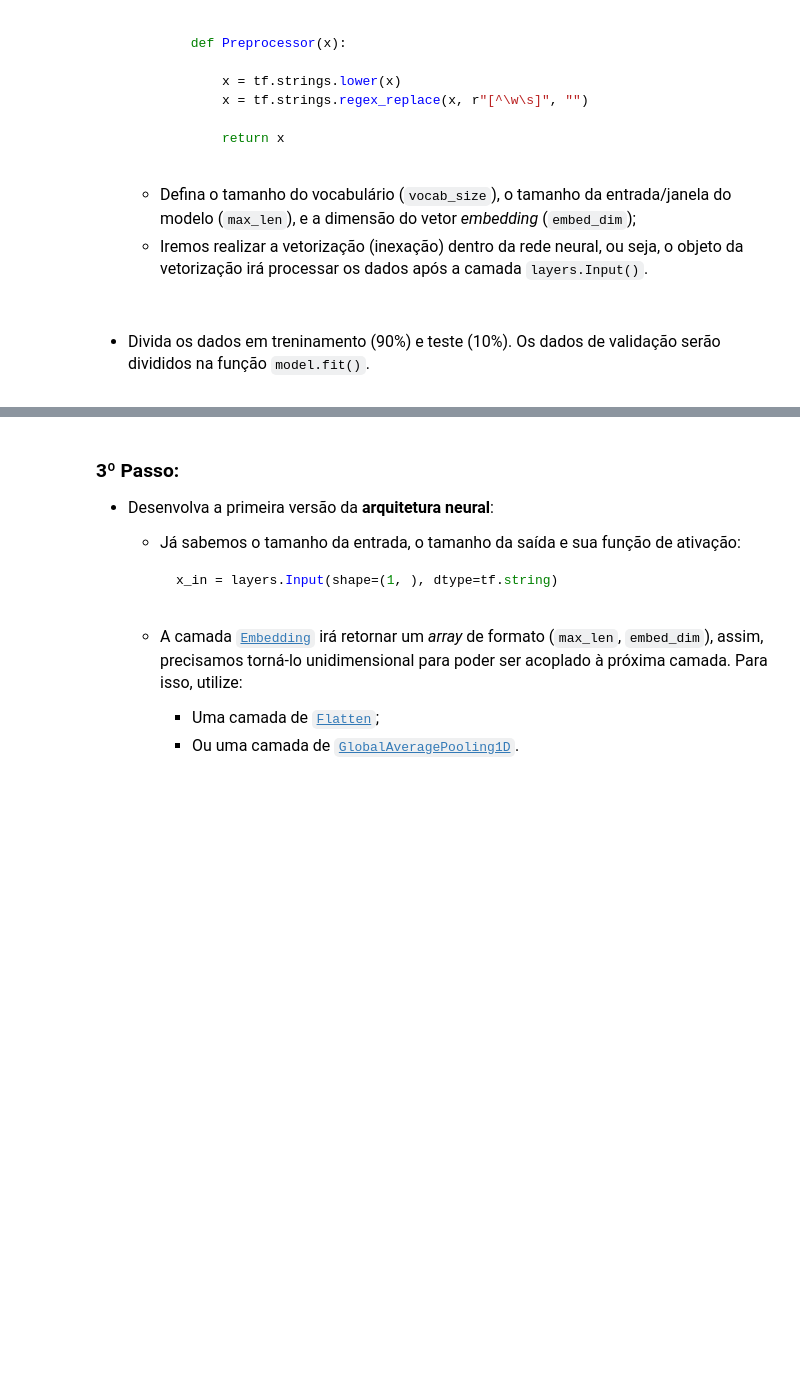
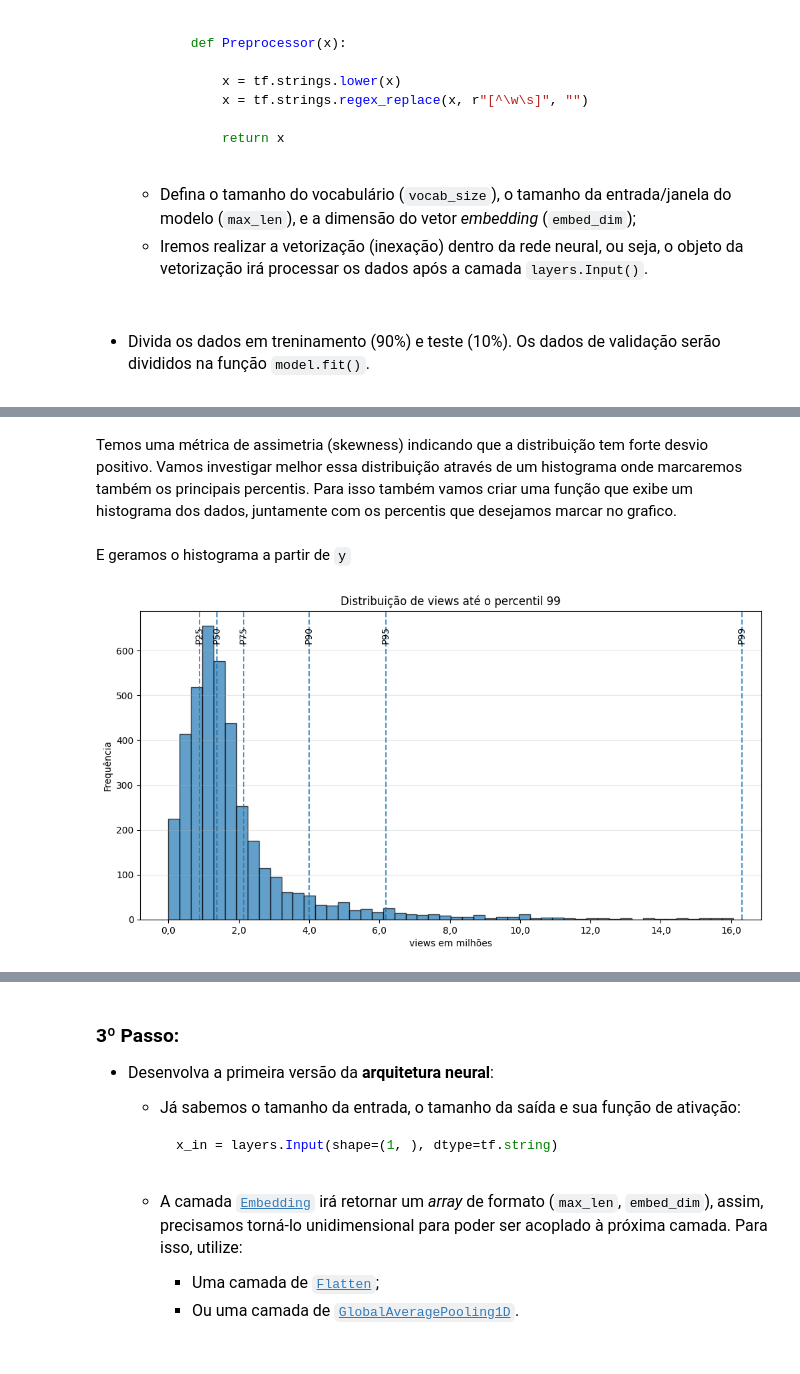
Before and after one commit to gilcesarf/imd1107-202601, a Jupyter notebook: 3-unidade/atividade1.ipynb, the cells around one changed output, grey strips where cells are left out. Cells and saved outputs as stored; diff of their text form; code cells hidden in the pictures; blank space fills up the shorter version.

````diff
--- a/3-unidade/atividade1.ipynb
+++ b/3-unidade/atividade1.ipynb
@@ -45,0 +45,11 @@ df.head()
+# %%
+X = df['description']
+y = df['views']
+
+X_len = X.str.len()
+
+print(f"Tamanho mínimo: {X_len.min()}")
+print(f"Tamanho máximo: {X_len.max()}")
+print(f"Tamanho médio.: {X_len.mean():.0f}")
+print(f"Mediana.......: {X_len.median():.0f}")
+print(f"Desvio padrão.: {X_len.std():.0f}")
@@ -74,0 +146,2 @@ df.head()
+# %% [markdown]
+Temos uma métrica de assimetria (skewness) indicando que a distribuição tem forte desvio positivo. Vamos investigar melhor essa distribuição através de um histograma onde marcaremos também os principais percentis. Para isso também vamos criar uma função que exibe um histograma dos dados, juntamente com os percentis que desejamos marcar no grafico.
@@ -74,0 +196,6 @@ df.head()
+# %% [markdown]
+E geramos o histograma a partir de ```y```
+# %%
+plotar_histograma_com_percentis(y, nome="views")
+# %% [output]
+[figure, added]
````
Also changed, not shown: parts of 20 cells of this notebook.
